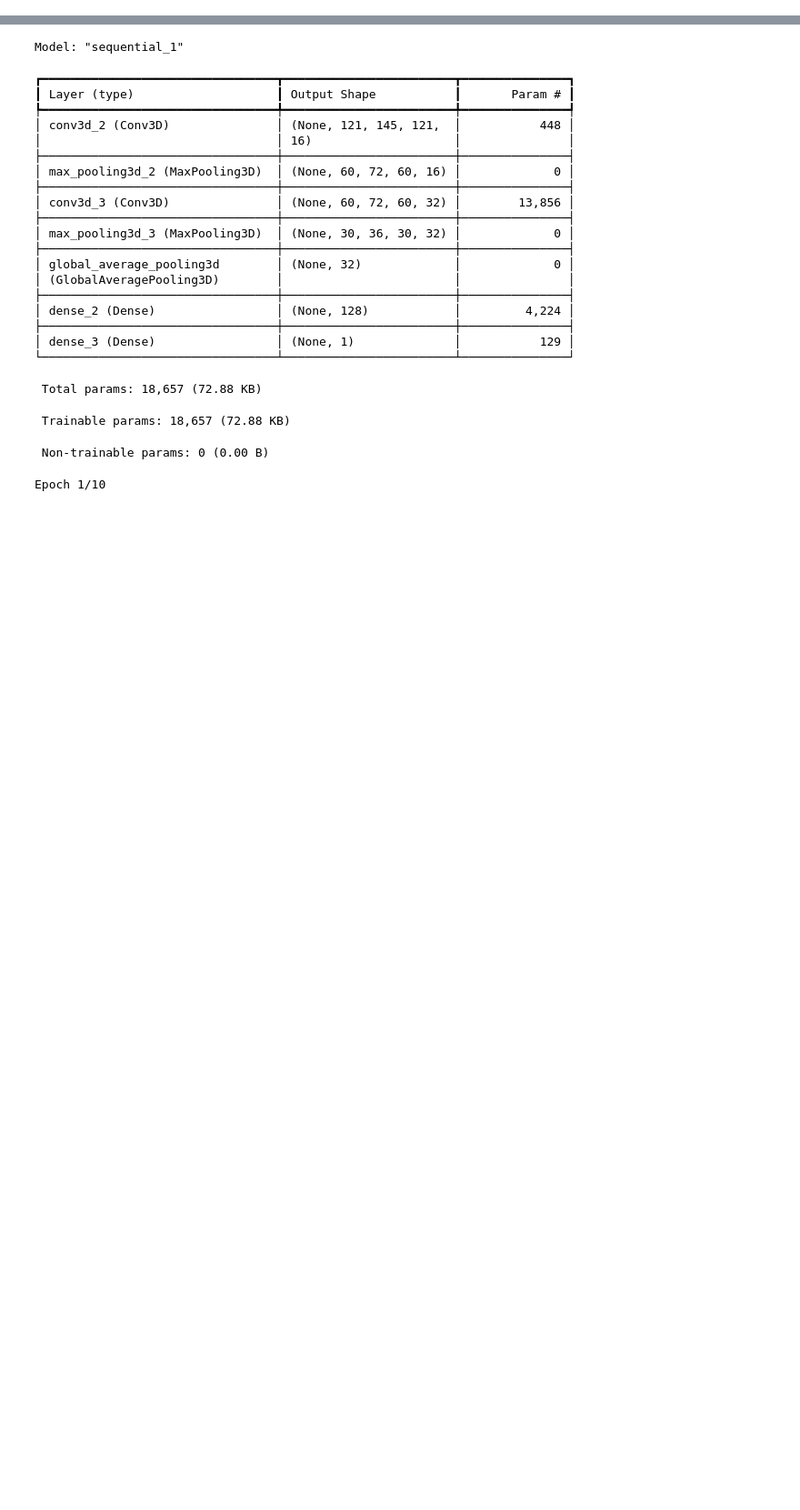
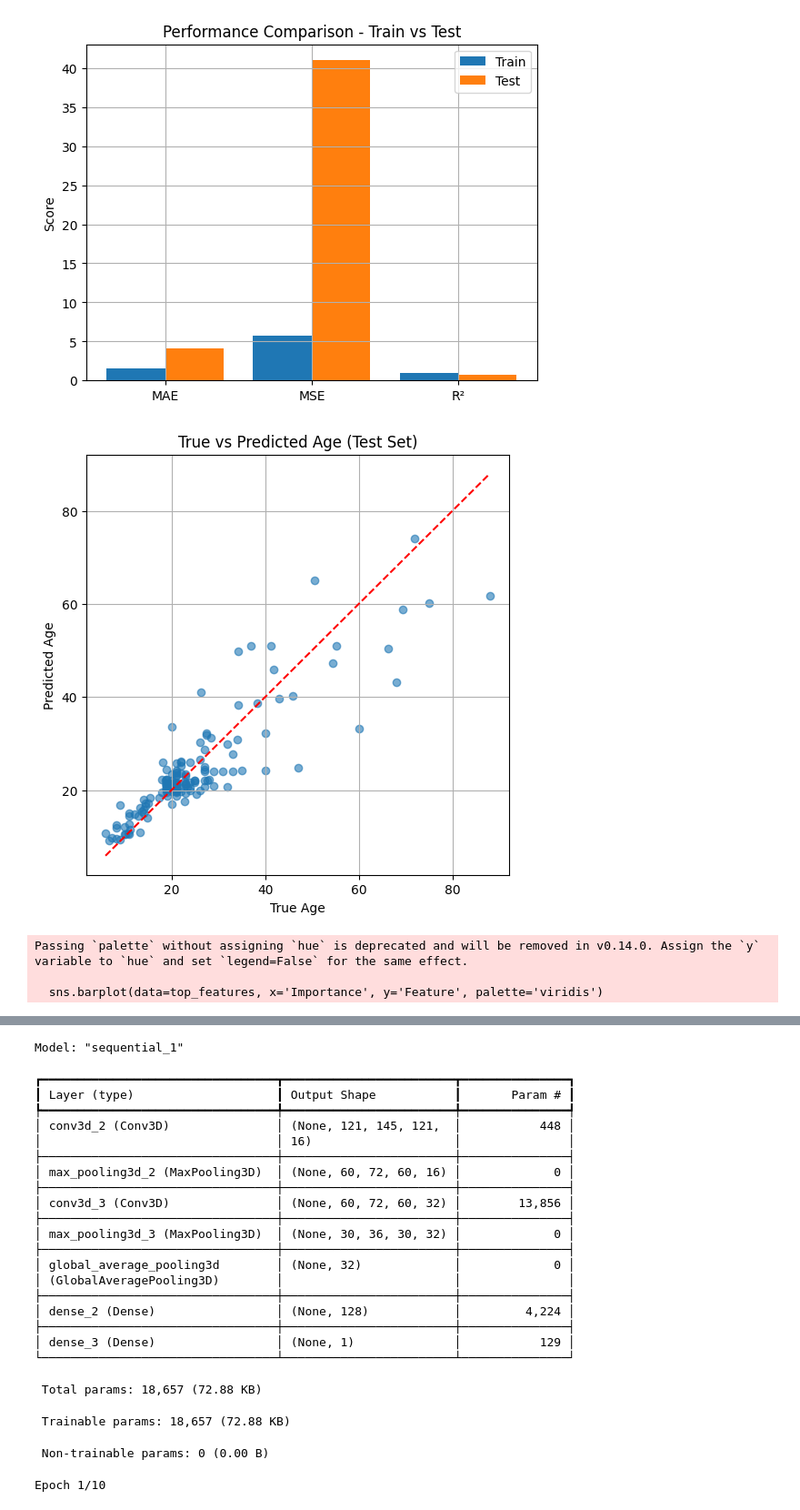
Before and after one commit to g1armando/OpenBHB-Brain-NeuroImaging-Dataset, a Jupyter notebook: OpenBHB_ML.ipynb, the cells around one changed output, grey strips where cells are left out. Shown at 91% size. Drawn from its saved outputs; the diff is of its cells as text; code cells hidden in the pictures; blank space fills up the shorter version.

```diff
--- a/OpenBHB_ML.ipynb
+++ b/OpenBHB_ML.ipynb
@@ -263,0 +270,67 @@ Most relevant features:
+# %%
+# Random Forest Benchmark
+
+RanFor = RandomForestRegressor(n_estimators=500, random_state = SEED, max_features = 'sqrt')
+
+RanFor.fit(X_train, y_train)
+
+y_train_pred = RanFor.predict(X_train)
+y_test_pred = RanFor.predict(X_test)
+
+MAE_train = mean_absolute_error(y_train, y_train_pred)
+MAE_test = mean_absolute_error(y_test, y_test_pred)
+
+MSE_train = mean_squared_error(y_train, y_train_pred)
+MSE_test = mean_squared_error(y_test, y_test_pred)
+
+R2_train = r2_score(y_train, y_train_pred)
+R2_test = r2_score(y_test, y_test_pred)
+
+print(f"MAE Training Set: {MAE_train:.2f}")
+print(f"MAE Test Set: {MAE_test:.2f}")
+print(f"MAE Test Set - MAE Train Set: {MAE_test - MAE_train:.2f} \n")
+
+print(f"MSE Test Set: {MSE_test:.2f}")
+print(f"R2 Test Set: {R2_test:.2f} \n \n")
+
+importances = RanFor.feature_importances_
+
+df_feat = pd.DataFrame({'Feature': features, 'Importance': importances})
+df_feat_sorted = df_feat.sort_values(by='Importance', ascending=False)
+print(df_feat_sorted.head(10))
+
+
+metrics = ['MAE', 'MSE', 'R²']
+train_scores = [MAE_train, MSE_train, R2_train]
+test_scores = [MAE_test, MSE_test, R2_test]
+
+x = range(len(metrics))
+plt.bar(x, train_scores, width=0.4, label='Train', align='center')
+plt.bar([p + 0.4 for p in x], test_scores, width=0.4, label='Test', align='center')
+plt.xticks([p + 0.2 for p in x], metrics)
+plt.ylabel("Score")
+plt.title("Performance Comparison - Train vs Test")
+plt.legend()
+plt.grid(True)
+plt.show()
+
+plt.figure(figsize=(6, 6))
+plt.scatter(y_test, y_test_pred, alpha=0.6)
+plt.plot([y_test.min(), y_test.max()], [y_test.min(), y_test.max()], 'r--')
+plt.xlabel("True Age")
+plt.ylabel("Predicted Age")
+plt.title("True vs Predicted Age (Test Set)")
+plt.grid(True)
+plt.show()
+
+top_k = 10
+top_features = df_feat_sorted.head(top_k)
+
+plt.figure(figsize=(10, 6))
+sns.barplot(data=top_features, x='Importance', y='Feature', palette='viridis')
+plt.title("Top 10 Feature Importances")
+plt.xlabel("Importance")
+plt.ylabel("Feature")
+plt.tight_layout()
+plt.show()
+# %% [output]
@@ -263,0 +356,5 @@ Most relevant features:
+[figure, added]
+[figure, added]
+Passing `palette` without assigning `hue` is deprecated and will be removed in v0.14.0. Assign the `y` variable to `hue` and set `legend=False` for the same effect.
+
+  sns.barplot(data=top_features, x='Importance', y='Feature', palette='viridis')
```
Also changed, not shown: parts of 8 cells of this notebook.
